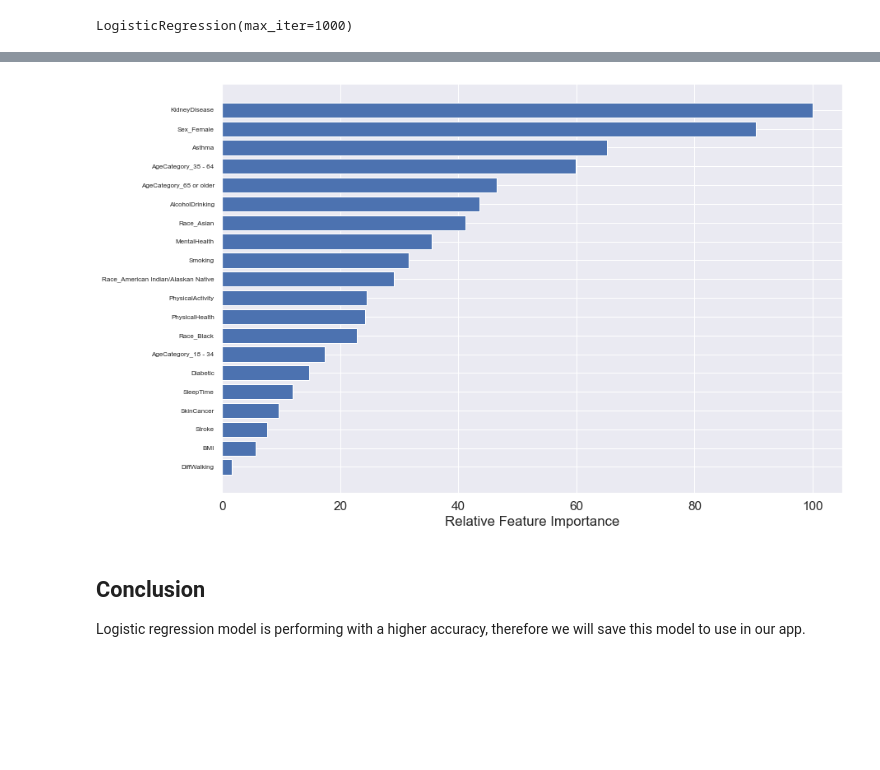
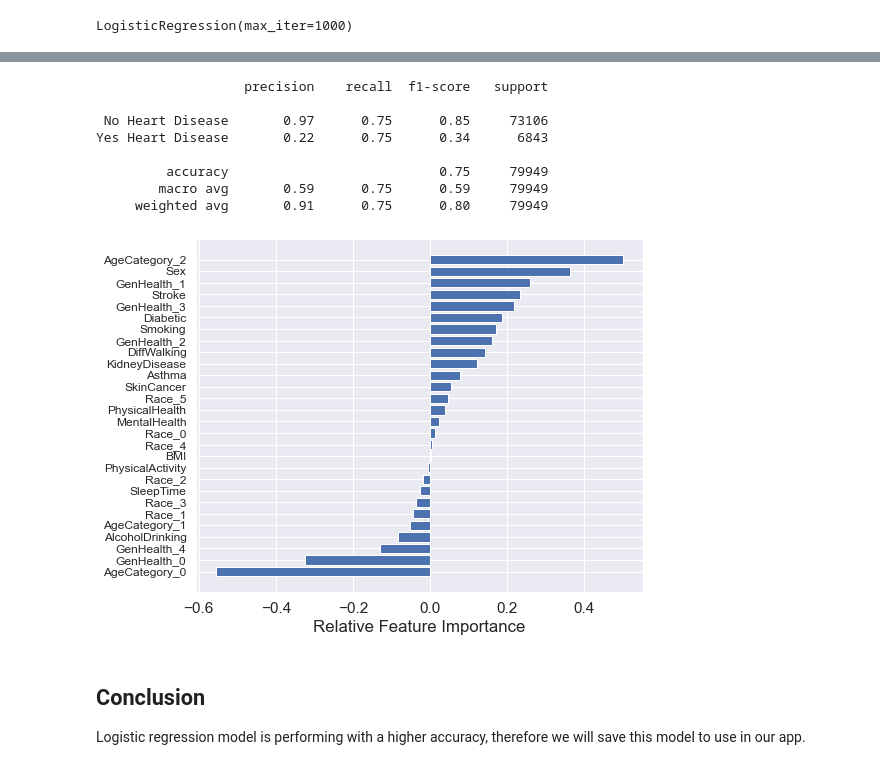
Before and after one commit to weiwen1998/project-4, a Jupyter notebook: machine_learning/heart_disease_predictor.ipynb, the cells around one changed output, grey strips where cells are left out. Drawn from its saved outputs; the diff is of its cells as text; code cells hidden in the pictures; blank space fills up the shorter version.

```diff
--- a/machine_learning/heart_disease_predictor.ipynb
+++ b/machine_learning/heart_disease_predictor.ipynb
@@ -130,13 +157,9 @@ df.head()
 # %%
 # Put categorical X column names into list
-categorical_data = ["Sex",
-               "AgeCategory","Race","GenHealth"]
+categorical_data = ["AgeCategory","Race","GenHealth"]
 
 # Using the list above, create a new df with the encoded columns
-encoded_df = pd.get_dummies(df, columns = categorical_data)
-
-# Since the Sex category is binary, we can drop one of the columns to reduce colinearity later on
-encoded_df.drop(columns="Sex_Male", inplace = True)
+encoded_df = pd.get_dummies(encoded_df, columns = categorical_data)
 
 encoded_df.head()
 # %% [output]
@@ -150,7 +173,8 @@ encoded_df.head()
 # %%
 # Reformat the data into data and target
 data = encoded_df.drop("HeartDisease", axis = 1)
-target = df.HeartDisease
+target = encoded_df.HeartDisease
+target_names = ["No Heart Disease", "Yes Heart Disease"] # To use later
 # %%
 # Define X and y
 X = data
@@ -227,5 +208,5 @@ X_new.head()
 # %%
-X_train, X_test, y_train, y_test = train_test_split(X_new, y, random_state=42, stratify = y)
+X_train, X_test, y_train, y_test = train_test_split(X, y, random_state=42, stratify = y)
 # stratify=y tells train_test_split to make sure that the training and test datasets
 # contain examples of each class in the same proportions as in the original dataset.
 
@@ -253,7 +234,7 @@ X_test = scaler.fit_transform(X_test)
 We do this because ~90% of the total data is classified as "No Heart Disease" and only ~10% is classified as "Yes Heart Disease". Since the original dataset is imbalanced, it is good practice to undersample the larger dataset to match the number of cases in the smaller dataset
 # %%
 # Plot the distribution of heart disease using sns countplot
-sns.set(rc = {'figure.figsize':(13,8)})
+sns.set(rc = {'figure.figsize':(8,6)})
 sns.countplot(x="HeartDisease", data = df).set(title="Heart Disease Yes/No")
 plt.show()
 # %% [output]
@@ -383,23 +384,35 @@ plt.title('Confusion Matrix for Logistic Regression Model')
 plt.show()
 # %% [output]
 [figure]
+# %%
+# Classification report
+print(classification_report(y_test, lg_y_pred,
+                            target_names=target_names))
+# %% [output]
+                   precision    recall  f1-score   support
+
+ No Heart Disease       0.97      0.75      0.85     73106
+Yes Heart Disease       0.22      0.75      0.34      6843
+
+         accuracy                           0.75     79949
+        macro avg       0.59      0.75      0.59     79949
+     weighted avg       0.91      0.75      0.80     79949
 # %%
-feature_importance = abs(lg.coef_[0])
-feature_importance = 100.0 * (feature_importance / feature_importance.max())
+feature_importance = (lg.coef_[0])
 sorted_idx = np.argsort(feature_importance)
 pos = np.arange(sorted_idx.shape[0]) + .5
 
 featfig = plt.figure()
 featax = featfig.add_subplot(1, 1, 1)
 featax.barh(pos, feature_importance[sorted_idx], align='center')
 featax.set_yticks(pos)
-featax.set_yticklabels(np.array(X.columns)[sorted_idx], fontsize=8)
+featax.set_yticklabels(np.array(X.columns)[sorted_idx], fontsize=12)
 featax.set_xlabel('Relative Feature Importance')
 
 plt.tight_layout()
 plt.show()
 # %% [output]
-[figure, old version]
+[figure, new version]
 # %% [markdown]
 ## Conclusion
 
```
Also changed, not shown: parts of 18 cells of this notebook, 3 other files.
